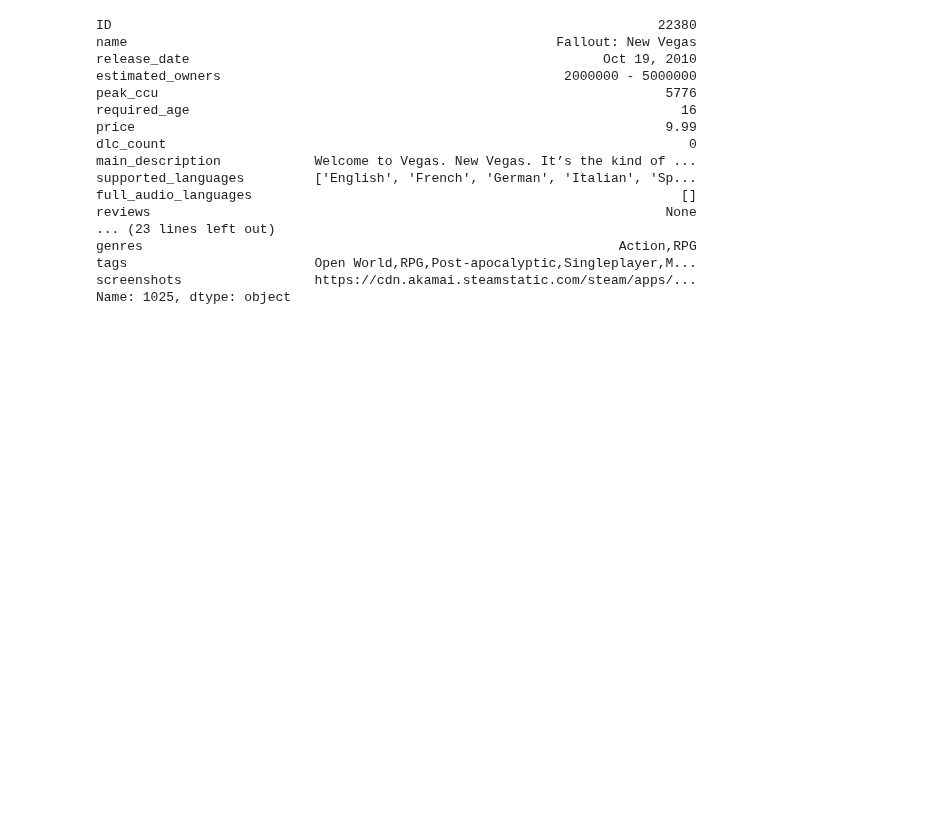
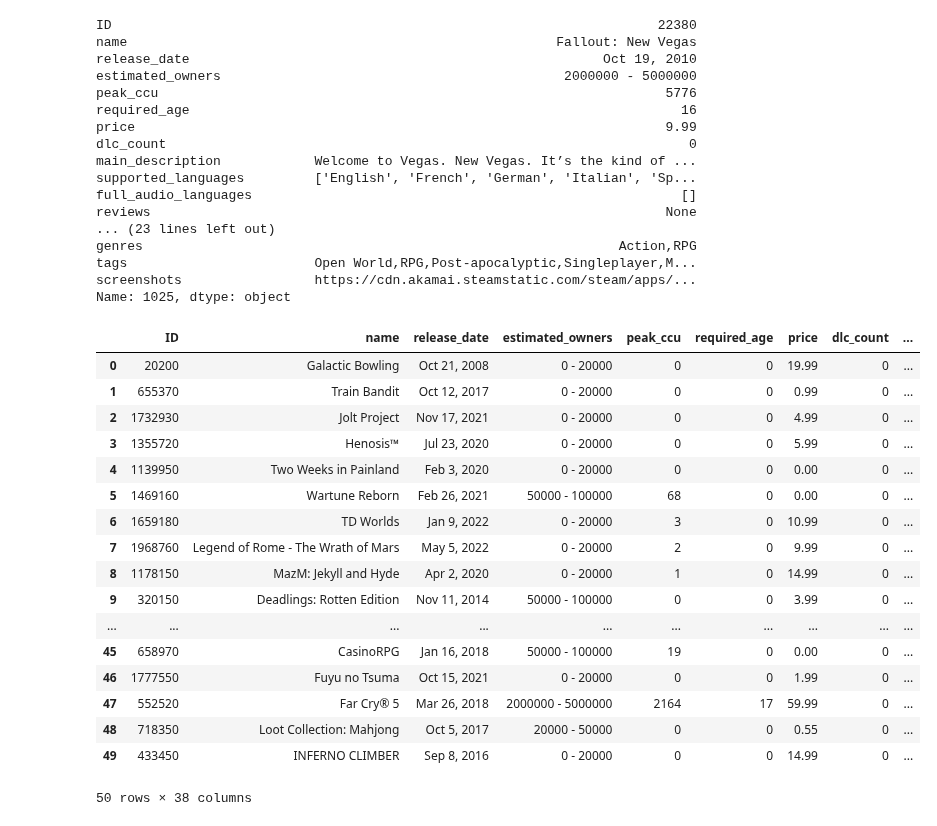
Before and after one commit to IsaacG-L/AI, a Jupyter notebook: Semester 1/Games/Untitled.ipynb, the cells around one changed output. Cells and saved outputs as stored; diff of their text form; code cells hidden in the pictures; blank space fills up the shorter version.

```diff
--- a/Semester 1/Games/Untitled.ipynb
+++ b/Semester 1/Games/Untitled.ipynb
@@ -54,0 +56,21 @@ if "Call of Duty" in df["name"]
+# %%
+df.head(50)
+# %% [output]
+|  | ID | name | release_date | estimated_owners | peak_ccu | required_age | price | dlc_count | ... |
+| 0 | 20200 | Galactic Bowling | Oct 21, 2008 | 0 - 20000 | 0 | 0 | 19.99 | 0 | ... |
+| 1 | 655370 | Train Bandit | Oct 12, 2017 | 0 - 20000 | 0 | 0 | 0.99 | 0 | ... |
+| 2 | 1732930 | Jolt Project | Nov 17, 2021 | 0 - 20000 | 0 | 0 | 4.99 | 0 | ... |
+| 3 | 1355720 | Henosis™ | Jul 23, 2020 | 0 - 20000 | 0 | 0 | 5.99 | 0 | ... |
+| 4 | 1139950 | Two Weeks in Painland | Feb 3, 2020 | 0 - 20000 | 0 | 0 | 0.00 | 0 | ... |
+| 5 | 1469160 | Wartune Reborn | Feb 26, 2021 | 50000 - 100000 | 68 | 0 | 0.00 | 0 | ... |
+| 6 | 1659180 | TD Worlds | Jan 9, 2022 | 0 - 20000 | 3 | 0 | 10.99 | 0 | ... |
+| 7 | 1968760 | Legend of Rome - The Wrath of Mars | May 5, 2022 | 0 - 20000 | 2 | 0 | 9.99 | 0 | ... |
+| 8 | 1178150 | MazM: Jekyll and Hyde | Apr 2, 2020 | 0 - 20000 | 1 | 0 | 14.99 | 0 | ... |
+| 9 | 320150 | Deadlings: Rotten Edition | Nov 11, 2014 | 50000 - 100000 | 0 | 0 | 3.99 | 0 | ... |
+| ... | ... | ... | ... | ... | ... | ... | ... | ... | ... |
+| 45 | 658970 | CasinoRPG | Jan 16, 2018 | 50000 - 100000 | 19 | 0 | 0.00 | 0 | ... |
+| 46 | 1777550 | Fuyu no Tsuma | Oct 15, 2021 | 0 - 20000 | 0 | 0 | 1.99 | 0 | ... |
+| 47 | 552520 | Far Cry® 5 | Mar 26, 2018 | 2000000 - 5000000 | 2164 | 17 | 59.99 | 0 | ... |
+| 48 | 718350 | Loot Collection: Mahjong | Oct 5, 2017 | 20000 - 50000 | 0 | 0 | 0.55 | 0 | ... |
+| 49 | 433450 | INFERNO CLIMBER | Sep 8, 2016 | 0 - 20000 | 0 | 0 | 14.99 | 0 | ... |
+50 rows × 38 columns
```
Also changed, not shown: parts of 11 cells of this notebook.
